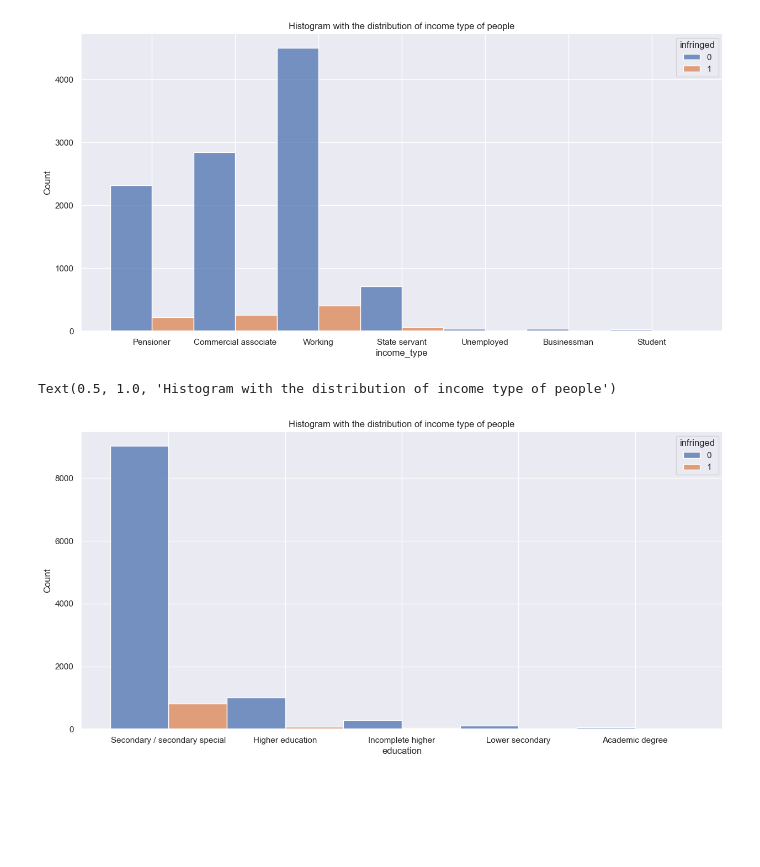
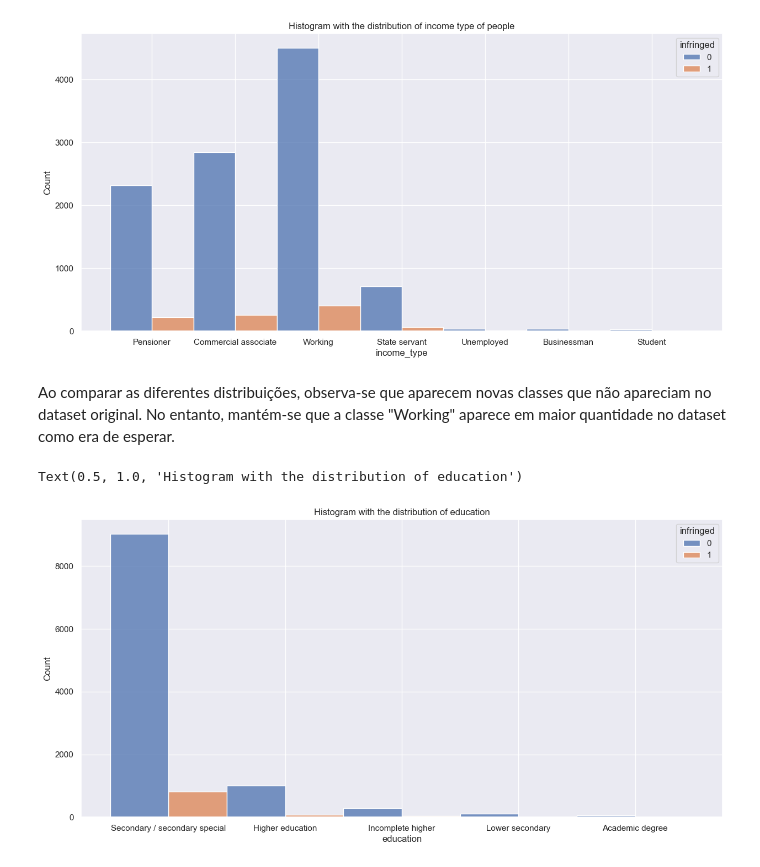
Before and after one commit to PugtgYosuky/SP-Project, a Jupyter notebook: src/controlER/analysis_synthetic_data.ipynb, the cells around one changed output. Drawn from its saved outputs; the diff is of its cells as text; code cells hidden in the pictures; blank space fills up the shorter version.

```diff
--- a/src/controlER/analysis_synthetic_data.ipynb
+++ b/src/controlER/analysis_synthetic_data.ipynb
@@ -133,11 +139,13 @@ plt.title('Histogram with the distribution of income type of people')
 # %% [output]
 Text(0.5, 1.0, 'Histogram with the distribution of income type of people')
 [figure]
+# %% [markdown]
+Ao comparar as diferentes distribuições, observa-se que aparecem novas classes que não apareciam no dataset original. No entanto, mantém-se que a classe "Working" aparece em maior quantidade no dataset como era de esperar.
 # %%
 plt.figure(figsize=(15, 7))
 sns.set()
 sns.histplot(data=data, x='education', hue='infringed', multiple="dodge")
-plt.title('Histogram with the distribution of income type of people')
+plt.title('Histogram with the distribution of education')
 # %% [output]
-Text(0.5, 1.0, 'Histogram with the distribution of income type of people')
+Text(0.5, 1.0, 'Histogram with the distribution of education')
-[figure, old version]
+[figure, new version]
```
Also changed, not shown: parts of 11 cells of this notebook, 2 other files.
